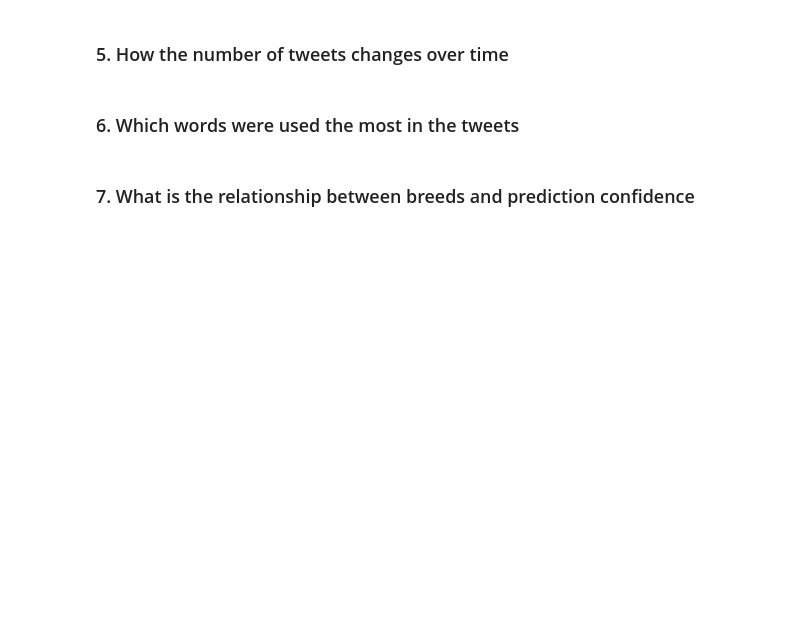
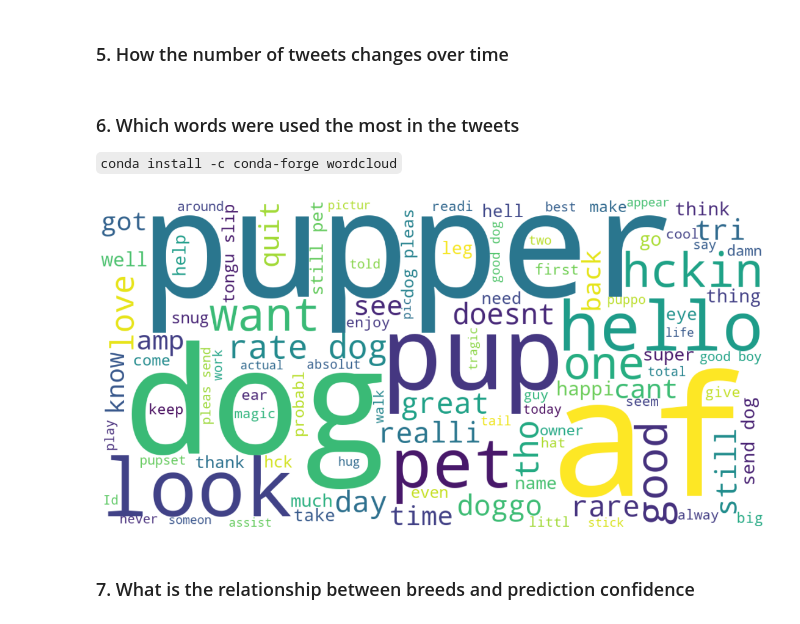
Before and after one commit to hamidkhbl/Twitter_account_data_analysis, a Jupyter notebook: wrangle_act.ipynb, the cells around one changed output. Cells and saved outputs as stored; diff of their text form; code cells hidden in the pictures; blank space fills up the shorter version.

Commit message:
Add tweet wordcloud

```diff
--- a/wrangle_act.ipynb
+++ b/wrangle_act.ipynb
@@ -920,5 +926,33 @@ sns.barplot(temp.index, temp.tweet_id)
 ### 5. How the number of tweets changes over time
 # %% [markdown]
 ### 6. Which words were used the most in the tweets
+`conda install -c conda-forge wordcloud`
+# %%
+allTweets = "".join(str(text) for text in df.text)
+# %%
+porter = PorterStemmer()
+lancaster=LancasterStemmer()
+# %%
+def text_process(mess):
+    nopunc = [char for char in mess if char not in string.punctuation]
+    nopunc = ''.join(nopunc)
+    listOfWords = [word for word in nopunc.split() if word.lower() not in stopwords.words('english')]
+    listOfWords2=[];
+    for word in listOfWords:
+        listOfWords2.append(porter.stem(word))
+    return ' '.join(listOfWords2)
+
+allTweets_processed = text_process(allTweets)
+# %%
+def drawWordCloud(text):
+    wordcloud = WordCloud(width=1200, height=600,max_font_size=300, max_words=100, background_color="white").generate(text)
+    plt.figure(figsize=(20,10))
+    plt.imshow(wordcloud, interpolation="bilinear")
+    plt.axis("off")
+    plt.show()
+
+drawWordCloud(allTweets_processed)
+# %% [output]
+[figure, added]
 # %% [markdown]
 ### 7. What is the relationship between breeds and prediction confidence
```
Also changed, not shown: parts of 10 cells of this notebook.
